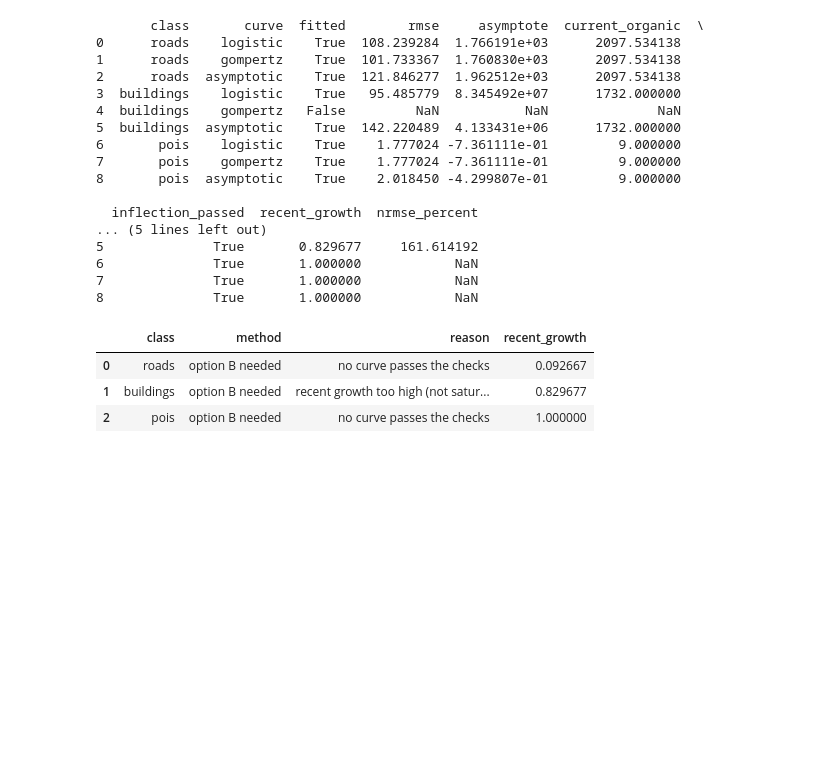
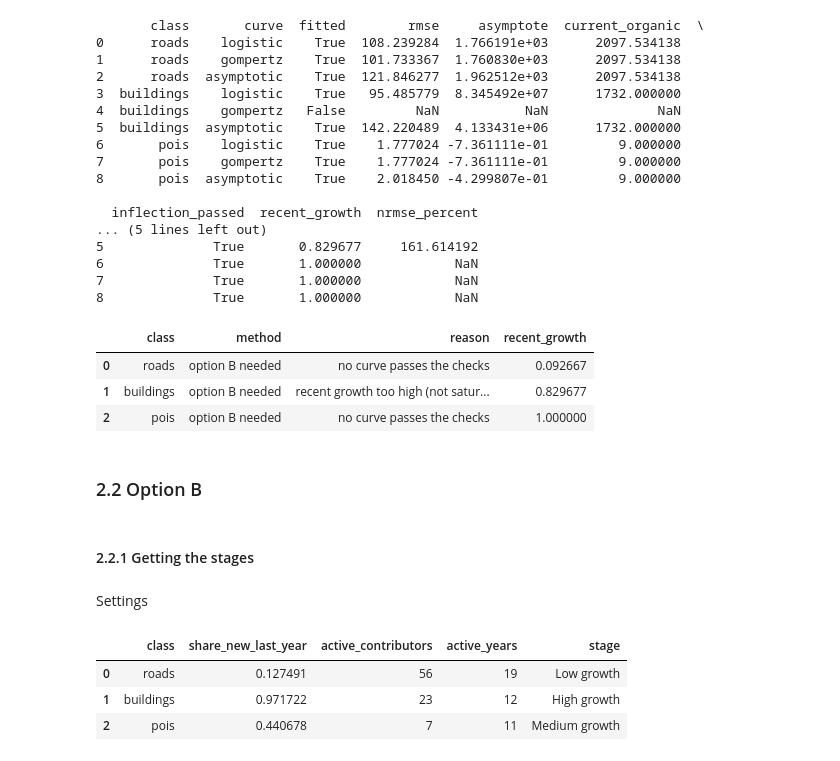
Before and after one commit to juanituser/dqa, a Jupyter notebook: 01_completeness.ipynb, the cells around one changed output. Saved outputs shown, nothing was run; the diff lists cells and outputs as text; code cells hidden in the pictures; blank space fills up the shorter version.

Commit message:
feat: calculate completeness stage with option B

```diff
--- a/01_completeness.ipynb
+++ b/01_completeness.ipynb
@@ -684,3 +690,71 @@ completeness_results
 | 0 | roads | option B needed | no curve passes the checks | 0.092667 |
 | 1 | buildings | option B needed | recent growth too high (not satur... | 0.829677 |
 | 2 | pois | option B needed | no curve passes the checks | 1.000000 |
+# %% [markdown]
+### 2.2 Option B
+# %% [markdown]
+#### 2.2.1 Getting the stages
+# %% [markdown]
+Settings
+# %%
+# --- settings: Gröchenig et al. (2014), Table 1 ---
+SATURATION_SHARE = 0.03 # <= 3% new in the last year
+LOW_GROWTH_MAX = 0.25 # low growth <= 25%
+MEDIUM_GROWTH_MAX = 0.75 # medium growth 25-75%, high > 75%
+MIN_ACTIVE_YEARS = 3 # saturation needs >= 3 active years
+MIN_CONTRIBUTORS = 2 # growth needs >= 2 active contributors
+
+window_end = growth["month"].iloc[-1] + pd.DateOffset(months=1) # end of the last month
+window_start = window_end - pd.DateOffset(months=RECENT_MONTHS) # 12 months before
+# %%
+stage_rows = []
+for class_name, (series_column, class_flag) in CLASS_COLUMNS.items():
+    values = growth[series_column].to_numpy(dtype=float)   # total series (events included)
+    value_now = values[-1]
+    value_year_ago = values[-1 - RECENT_MONTHS]
+
+    # all edits of this class, to count contributors and active years
+    class_edits = history[history[class_flag]]
+
+    # contributors in the last 12 months
+    recent_edits = class_edits[(class_edits["timestamp"] >= window_start) & (class_edits["timestamp"] < window_end)]
+    active_contributors = recent_edits["user"].nunique()
+
+    # active years = calendar years with at least one edit of this class
+    active_years = class_edits["timestamp"].dt.year.nunique()
+
+    # share of today's data added in the last 12 months
+    if value_now > 0:
+        share_new = (value_now - value_year_ago) / value_now
+    else:
+        share_new = None
+
+    # decide the stage (saturation is checked first)
+    if value_now <= 0:
+        stage = "No data"
+    elif share_new <= SATURATION_SHARE and active_years >= MIN_ACTIVE_YEARS:
+        stage = "Saturation"
+    elif active_contributors < MIN_CONTRIBUTORS:
+        stage = "Start"
+    elif share_new <= LOW_GROWTH_MAX:
+        stage = "Low growth"
+    elif share_new <= MEDIUM_GROWTH_MAX:
+        stage = "Medium growth"
+    else:
+        stage = "High growth"
+
+    stage_rows.append({
+        "class": class_name,
+        "share_new_last_year": share_new,
+        "active_contributors": active_contributors,
+        "active_years": active_years,
+        "stage": stage,
+    })
+
+option_b = pd.DataFrame(stage_rows)
+option_b
+# %% [output]
+|  | class | share_new_last_year | active_contributors | active_years | stage |
+| 0 | roads | 0.127491 | 56 | 19 | Low growth |
+| 1 | buildings | 0.971722 | 23 | 12 | High growth |
+| 2 | pois | 0.440678 | 7 | 11 | Medium growth |
```
Also changed, not shown: parts of 7 cells of this notebook.
